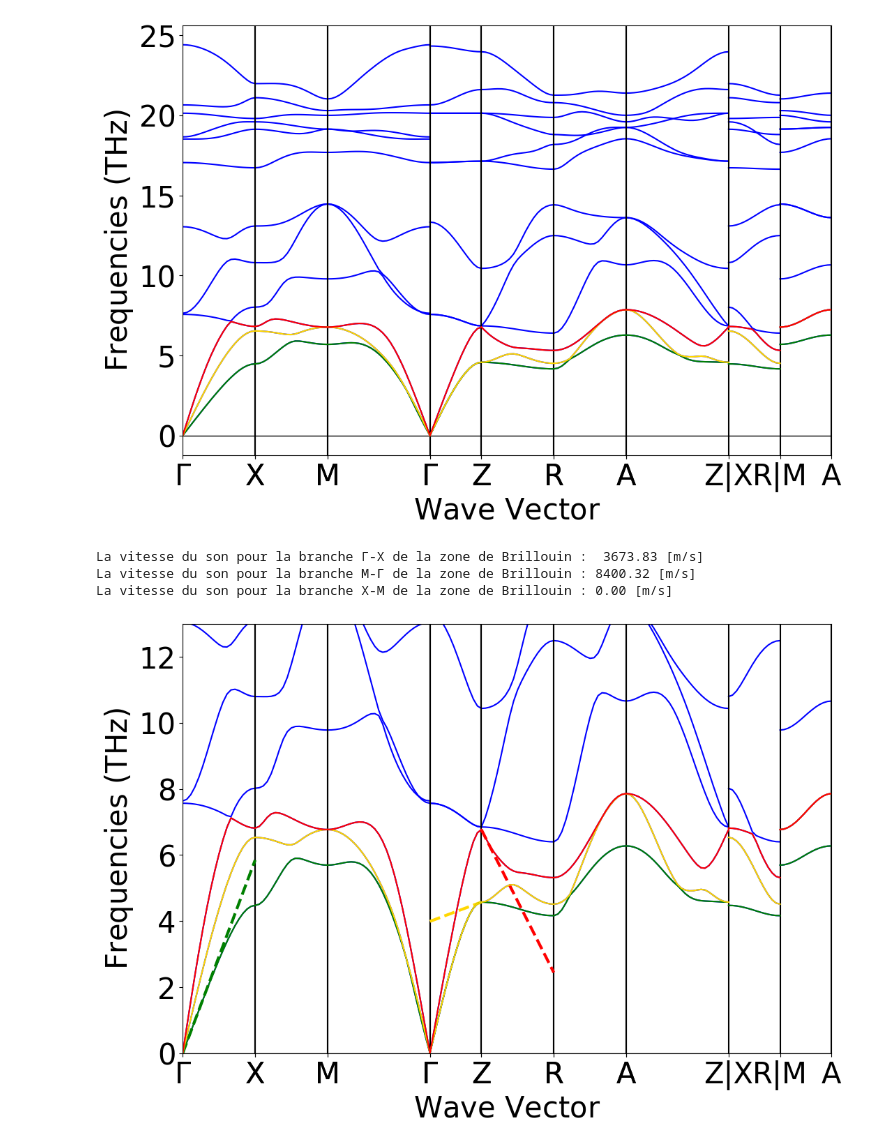
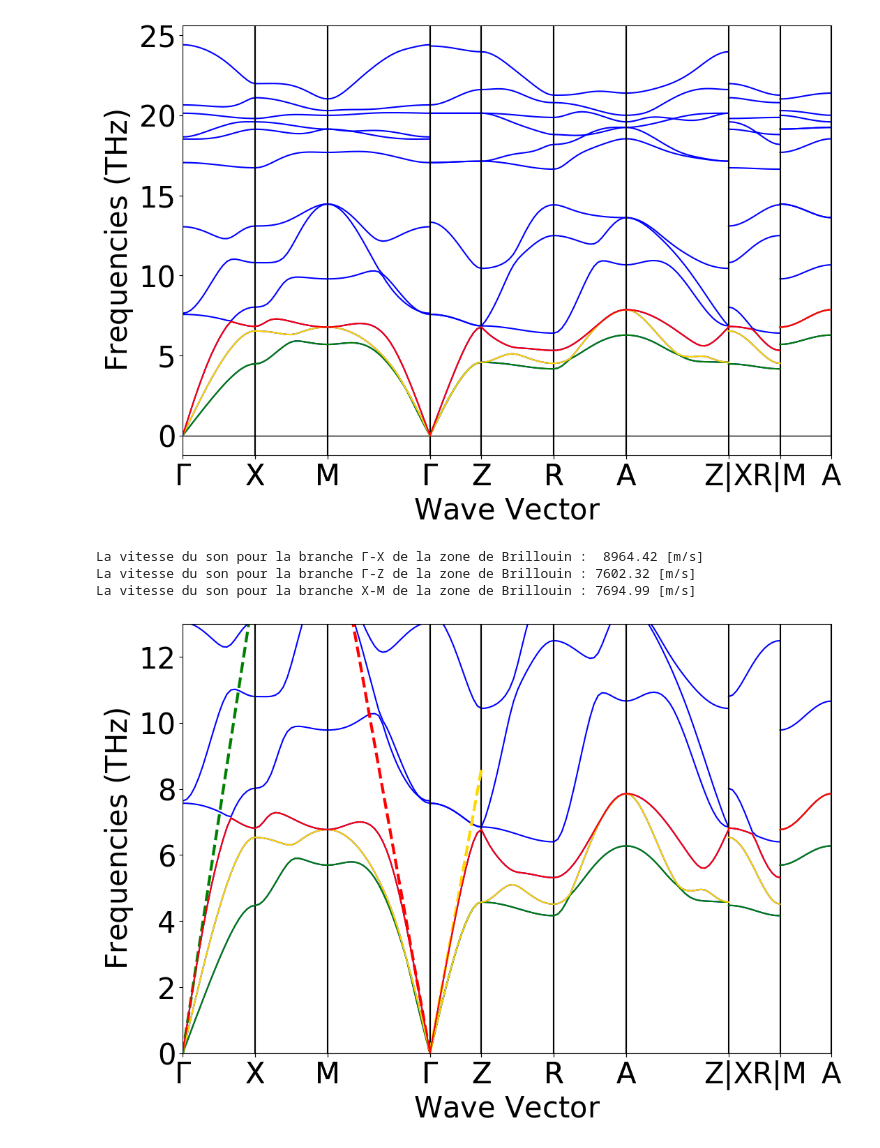
Before and after one commit to MariaOliviaB/Projet-FYKI, a Jupyter notebook: ph_bands.ipynb, the cells around one changed output. Drawn from its saved outputs; the diff is of its cells as text; code cells hidden in the pictures.

```diff
--- a/ph_bands.ipynb
+++ b/ph_bands.ipynb
@@ -53,68 +57,69 @@ for i in range(len(distances)):
 # %% [output]
 [figure]
 # %%
-# pas sure des indices à verifier
+conversion = 1e12 / 1e10
+# Vitesse v = 2 * pi * df / dq
+
+# signification des indices de frequences : [chemin/e/2points][branche][val_freq_pour_ce_point]
+# signification des indices de distances : [chemin/e/2points][coord_q_axeH]
 
 # 1ere branche acoustique Gamma - X
-#signification des indices de frequences: [branch][qpoint][mode]
-dy1 = frequences[0][0][1]-frequences[0][0][0]
-dx1 = distances[0][1] - distances[0][0]
+d_freq1 = (frequences[0][2][1] - frequences[0][2][0])
+d_dist1 = distances[0][1] - distances[0][0]
 
-v_1 = np.abs(2*np.pi*dy1*100 / dx1)
+v_1 = np.abs(2 * np.pi * (d_freq1 / d_dist1) * conversion)
 print(f"La vitesse du son pour la branche Γ-X de la zone de Brillouin :  {v_1:.2f} [m/s]")
 
-# 2eme branche acoustique M - Gamma
-dy2 = frequences[2][-2][0]-frequences[2][-1][0]
-dx2 = distances[2][-2] - distances[2][-1]
+# 2eme branche acoustique Gamma - Z
+d_freq2 = frequences[3][2][1] - frequences[3][2][0]
+d_dist2 = distances[3][1] - distances[3][0]
 
-v_2 =  np.abs(2*np.pi*dy2*100 / dx2)
-print(f"La vitesse du son pour la branche M-Γ de la zone de Brillouin : {v_2:.2f} [m/s]")
+v_2 =  np.abs(2 * np.pi * (d_freq2 / d_dist2) * conversion)
+print(f"La vitesse du son pour la branche Γ-Z de la zone de Brillouin : {v_2:.2f} [m/s]")
 
-# 3eme branhce acoustiqye X-M
-dy3 = frequences[3][1][0] - frequences[3][0][0]
-dx3 = distances[3][1] - distances[3][0]
+# 3eme branhce acoustiqye Gamma - M
+d_freq3 = frequences[2][2][-1] - frequences[2][2][-2]
+d_dist3 = distances[2][-1] - distances[2][-2]
 
-v_3 =  np.abs(2*np.pi*dy3*100 / dx3)
+v_3 =  np.abs(2 * np.pi * (d_freq3 / d_dist3) * conversion)
 print(f"La vitesse du son pour la branche X-M de la zone de Brillouin : {v_3:.2f} [m/s]")
 # %% [output]
-La vitesse du son pour la branche Γ-X de la zone de Brillouin :  3673.83 [m/s]
-La vitesse du son pour la branche M-Γ de la zone de Brillouin : 8400.32 [m/s]
-La vitesse du son pour la branche X-M de la zone de Brillouin : 0.00 [m/s]
+La vitesse du son pour la branche Γ-X de la zone de Brillouin :  8964.42 [m/s]
+La vitesse du son pour la branche Γ-Z de la zone de Brillouin : 7602.32 [m/s]
+La vitesse du son pour la branche X-M de la zone de Brillouin : 7694.99 [m/s]
 # %%
-#indices pas correcte à modifier
-
 ph_plot.get_plot()
 plt.plot()
 
+# direction 1
 x1 = np.array([distances[0][0], distances[0][1]])
-y1 = np.array([frequences[0][0][0], frequences[0][0][1]])
+y1 = np.array([frequences[0][2][0], frequences[0][2][1]])
 c1 = np.polyfit(x1, y1, 1)
-a1 = np.linspace(distances[0][0], distances[0][-1], 1000)
+a1 = np.linspace(distances[0][0], distances[0][-1], 100)
 p1 = c1[0]*a1 + c1[1]
 
-
-x2 = np.array([distances[3][-2], distances[3][-1]])
-y2 = np.array([frequences[3][1][-2], frequences[3][1][-1]])
+# direction 2
+x2 = np.array([distances[3][0], distances[3][1]])
+y2 = np.array([frequences[3][2][0], frequences[3][2][1]])
 c2 = np.polyfit(x2, y2, 1)
-a2 = np.linspace(distances[3][0], distances[3][-1], 1000)
+a2 = np.linspace(distances[3][0], distances[3][-1], 100)
 p2 = c2[0]*a2 + c2[1]
 
-
-
-x3 = np.array([distances[4][0], distances[4][1]])
-y3 = np.array([frequences[4][2][0], frequences[4][2][1]])
+# direction 3
+x3 = np.array([distances[2][-2], distances[2][-1]])
+y3 = np.array([frequences[2][2][-2], frequences[2][2][-1]])
 c3 = np.polyfit(x3, y3, 1)
-a3 = np.linspace(distances[4][0], distances[4][-1], 1000)
+a3 = np.linspace(distances[2][0], distances[2][-1], 100)
 p3 = c3[0]*a3 + c3[1]
 
 
 plt.plot(a1, p1, color ="green", ls='--', lw = 3)
 plt.plot(a2, p2, color ="gold", ls='--', lw = 3)
 plt.plot(a3, p3, color='red', ls='--', lw = 3)
 plt.ylim(0,13)
 for i in range(len(distances)):
     plt.plot(distances[i], frequences[i][0], 'green')
     plt.plot(distances[i], frequences[i][1], 'gold')
     plt.plot(distances[i], frequences[i][2], 'red')
 # %% [output]
-[figure, old version]
+[figure, new version]
```
Also changed, not shown: parts of 3 cells of this notebook.
